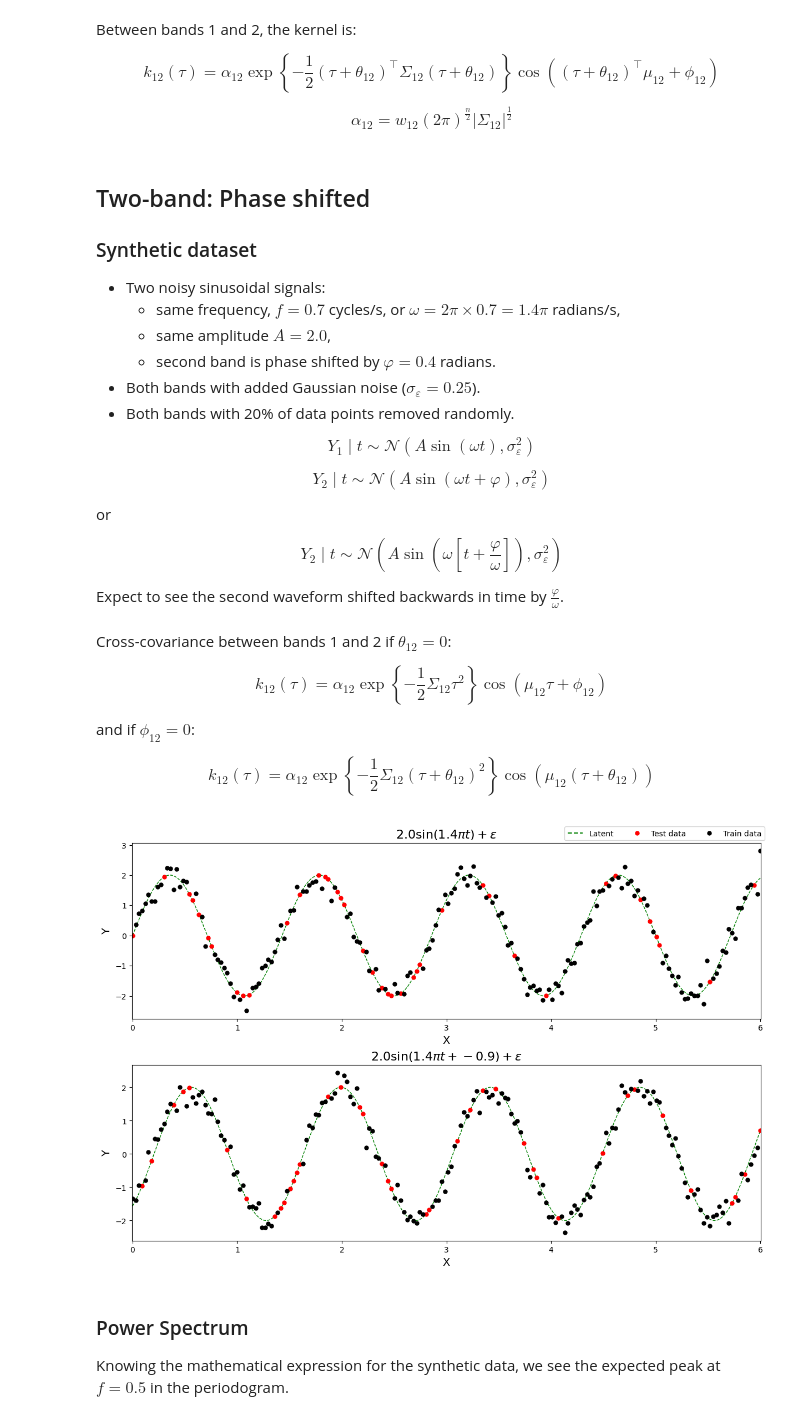
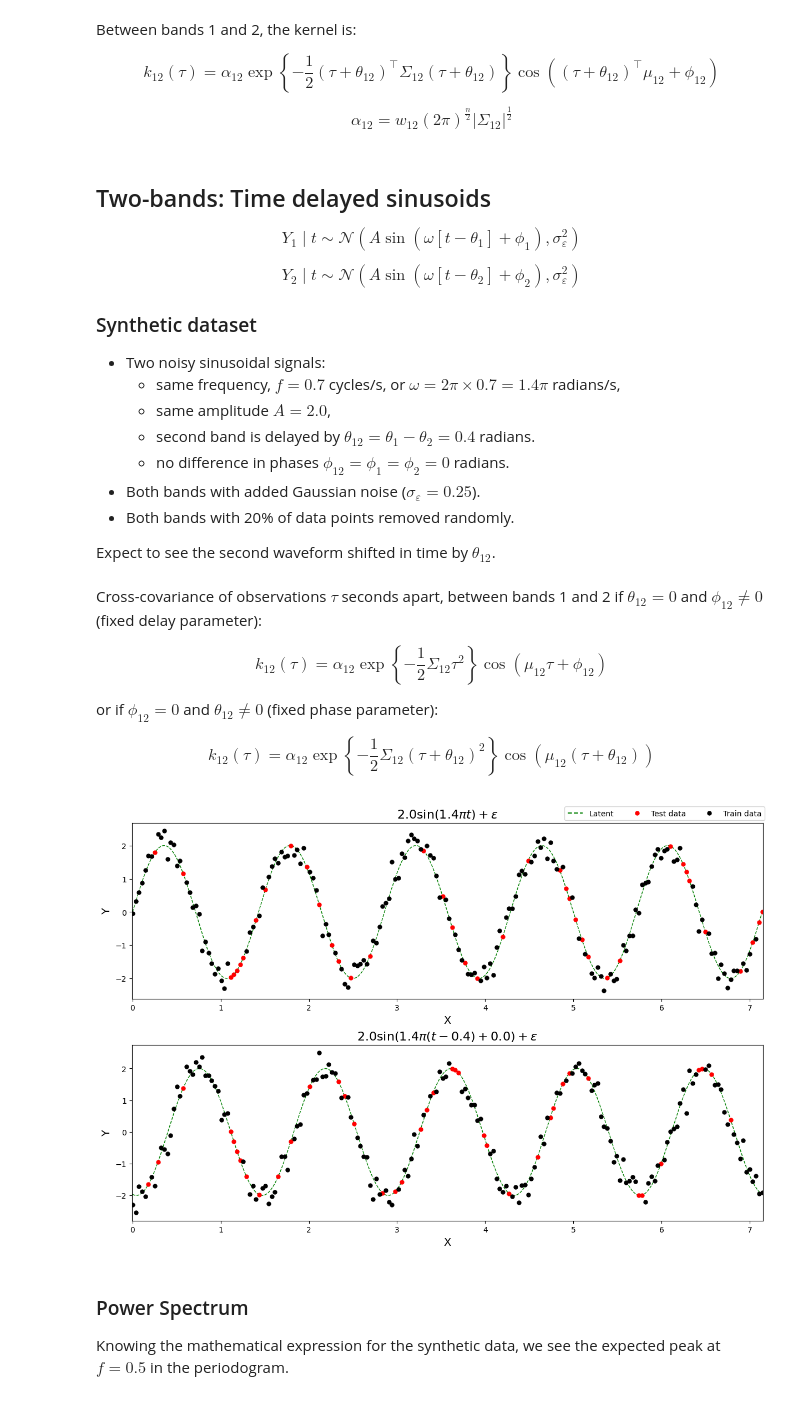
Before and after one commit to shihchingfu/mogptk-examples, a Jupyter notebook: two-band-sinusoid-example.ipynb, the cells around one changed output. Drawn from its saved outputs; the diff is of its cells as text; code cells hidden in the pictures.

Commit message:
Rerun with different toy function. Cleanup comments.

```diff
--- a/two-band-sinusoid-example.ipynb
+++ b/two-band-sinusoid-example.ipynb
@@ -48,67 +48,69 @@ $$k_{12}(\tau) = \alpha_{12} \exp \left\{ -\frac{1}{2} (\tau + \theta_{12})^\top
 
 $$\alpha_{12} = w_{12} (2\pi)^\frac{n}{2} |\Sigma_{12}|^\frac{1}{2}$$
 # %% [markdown]
-## Two-band: Phase shifted
+## Two-bands: Time delayed sinusoids
+
+$$Y_1 \mid t \sim \mathcal{N}\left(A \sin \left(\omega \left[t - \theta_1 \right] + \phi_1 \right), \sigma_\varepsilon^2\right)$$
+
+$$Y_2 \mid t \sim \mathcal{N}\left(A \sin \left(\omega \left[t - \theta_2 \right] + \phi_2 \right), \sigma_\varepsilon^2\right)$$
 
 ### Synthetic dataset
 
 - Two noisy sinusoidal signals:
     - same frequency, $f = 0.7$ cycles/s, or $\omega = 2\pi \times 0.7 = 1.4\pi$ radians/s,
     - same amplitude $A = 2.0$,
-    - second band is phase shifted by $\varphi = 0.4$ radians.
+    - second band is delayed by $\theta_{12} = \theta_1 - \theta_2 = 0.4$ radians.
+    - no difference in phases $\phi_{12} = \phi_1 = \phi_2 = 0$ radians.
 - Both bands with added Gaussian noise ($\sigma_\varepsilon = 0.25$).
 - Both bands with 20\% of data points removed randomly.
 
-$$Y_1 \mid t \sim \mathcal{N}\left(A \sin(\omega t), \sigma_\varepsilon^2\right)$$
 
-$$Y_2 \mid t \sim \mathcal{N}\left(A \sin(\omega t + \varphi), \sigma_\varepsilon^2\right)$$
 
-or
-
-$$Y_2 \mid t \sim \mathcal{N}\left(A \sin \left(\omega \left[t + \frac{\varphi}{\omega}\right] \right), \sigma_\varepsilon^2\right)$$
-
-Expect to see the second waveform shifted backwards in time by $\frac{\varphi}{\omega}$.
+Expect to see the second waveform shifted in time by $\theta_{12}$.
 # %% [markdown]
-Cross-covariance between bands 1 and 2 if $\theta_{12} = 0$:
+Cross-covariance of observations $\tau$ seconds apart, between bands 1 and 2 if $\theta_{12} = 0$ and $\phi_{12} \ne 0$ (fixed delay parameter):
 
 $$k_{12}(\tau) = \alpha_{12} \exp \left\{ -\frac{1}{2} \Sigma_{12} \tau^2 \right\} \cos\left(\mu_{12}\tau + \phi_{12}\right)$$
 
-and if $\phi_{12} = 0$:
-
+or if $\phi_{12} = 0$ and $\theta_{12} \ne 0$ (fixed phase parameter):
 
 $$k_{12}(\tau) = \alpha_{12} \exp \left\{ -\frac{1}{2} \Sigma_{12} (\tau + \theta_{12})^2 \right\} \cos\left( \mu_{12}(\tau + \theta_{12})\right)$$
 # %%
 n_points = 200
+n_cycles = 5
+
 amplitude = 2.0
 noise_sigma = 0.25
 
 frequency = 0.7 # cycles/s
-period = 1/frequency # seconds
 omega = 2*np.pi*frequency # radians/s
-phase_shift = -0.9 # radians
+delay = 0.4 # radians
+phase = 0.0
 
-t = np.linspace(0.0, 6, n_points) # seconds
+missing_pct = 0.2
+
+t = np.linspace(0.0, n_cycles/frequency, n_points) # seconds
 
 f1 = amplitude * np.sin(omega * t)
 y1 = f1 + noise_sigma*np.random.normal(size=len(t))
 
-f2 = amplitude * np.sin(omega * t + phase_shift)
+f2 = amplitude * np.sin(omega * (t - delay) + phase)
 y2 = f2 + noise_sigma*np.random.normal(size=len(t))
 
 dataset1 = mogptk.DataSet(
     mogptk.Data(t, y1, name=rf'${amplitude} \sin({2*frequency}\pi t) + \varepsilon$'),
-    mogptk.Data(t, y2, name=rf'${amplitude} \sin({2*frequency}\pi t + {phase_shift}) + \varepsilon$')
+    mogptk.Data(t, y2, name=rf'${amplitude} \sin({2*frequency}\pi (t - {delay}) + {phase}) + \varepsilon$')
 )
 
 dataset1[0].set_function(lambda t: amplitude * np.sin(omega * t) )
-dataset1[1].set_function(lambda t: amplitude * np.sin(omega * t + phase_shift) )
+dataset1[1].set_function(lambda t: amplitude * np.sin(omega * (t - delay) + phase))
 
 for data in dataset1:
-    data.remove_randomly(pct=0.2)
+    data.remove_randomly(pct=missing_pct)
 
 dataset1.plot();
 # %% [output]
-[figure, old version]
+[figure, new version]
 # %% [markdown]
 ### Power Spectrum
 
```
Also changed, not shown: parts of 22 cells of this notebook.
